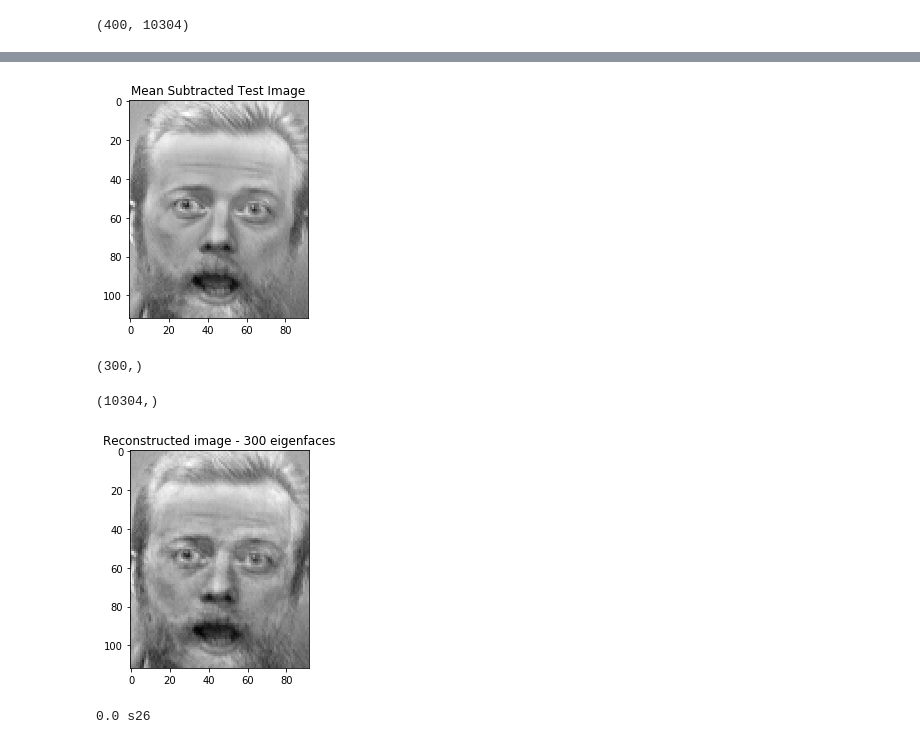
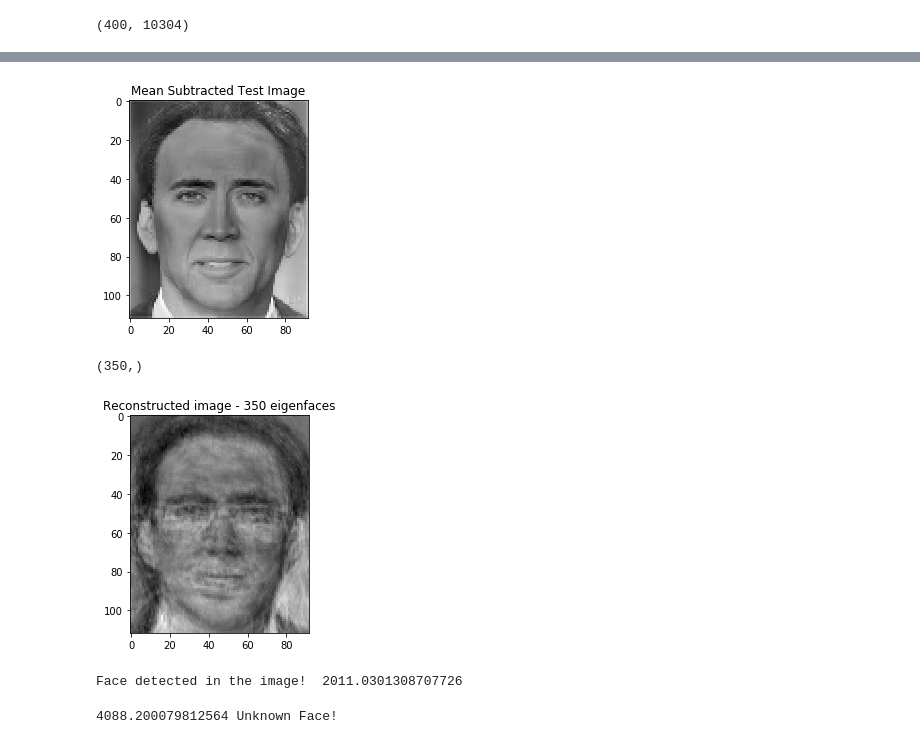
Before and after one commit to Ugenteraan/Face-Recognition-Eigenface-Scratch, a Jupyter notebook: Eigenface.ipynb, the cells around one changed output, grey strips where cells are left out. Drawn from its saved outputs; the diff is of its cells as text; code cells hidden in the pictures.

```diff
--- a/Eigenface.ipynb
+++ b/Eigenface.ipynb
@@ -93,35 +88,48 @@ plt.show()
 # %%
-test_img = cv2.imread('test.pgm', cv2.IMREAD_GRAYSCALE)
-test_img = cv2.resize(test_img, (92,112))
-mean_subracted_testimg = np.reshape(test_img, (test_img.shape[0]*test_img.shape[1])) - mean_vector
+test_img = cv2.imread('test.jpeg', cv2.IMREAD_GRAYSCALE) #testing image
+test_img = cv2.resize(test_img, (shape[1],shape[0])) #resize the testing image. cv2 resize by width and height.
+mean_subracted_testimg = np.reshape(test_img, (test_img.shape[0]*test_img.shape[1])) - mean_vector #subtract the mean
 plt.imshow(np.reshape(mean_subracted_testimg, (112,92)), cmap='gray')
 plt.title("Mean Subtracted Test Image")
 plt.show()
 # %% [output]
-[figure, old version]
+[figure, new version]
-# %%
-q = 300
-projected_weights = eigenfaces[:q].dot(mean_subracted_testimg)
-projected_weights.shape
-# %% [output]
-(300,)
-# %%
-reconstructed = eigenfaces[:q].T.dot(projected_weights) #image reconstructed using 400 eigenfaces.
-reconstructed.shape
-# %% [output]
-(10304,)
+# %%
+q = 350 #number of chosen eigenfaces
+omega = eigenfaces[:q].dot(mean_subracted_testimg) #the vector that represents the image with respect to the eigenfaces.
+omega.shape
+# %% [output]
+(350,)
 # %%
-plt.imshow(np.reshape(reconstructed, (112,92)), cmap='gray')
+#To visualize the reconstruction
+reconstructed = eigenfaces[:q].T.dot(omega) #image reconstructed using q eigenfaces.
+reconstructed.shape
+
+plt.imshow(np.reshape(reconstructed, (shape[0],shape[1])), cmap='gray')
 plt.title("Reconstructed image - "+str(q)+" eigenfaces")
 plt.show()
 # %% [output]
-[figure, old version]
+[figure, new version]
+# %%
+alpha_1 = 3000 #chosen threshold for face detection
+
+projected_new_img_vector = eigenfaces[:q].T @ omega #n^2 vector of the new face image represented as the linear combination of the chosen eigenfaces
+diff = mean_subracted_testimg - projected_new_img_vector
+beta = math.sqrt(diff.dot(diff)) #distance between the original face image vector and the projected vector.
+
+if beta < alpha_1:
+    print("Face detected in the image! ", beta)
+else:
+    print("No face detected in the image! ", beta)
+# %% [output]
+Face detected in the image!  2011.0301308707726
 # %%
-smallest_value = None
-index = None
+alpha_2 = 3000 #chosen threshold for face recognition
+smallest_value = None #to keep track of the smallest value
+index = None #to keep track of the class that produces the smallest value
 for k in range(total_images):
-    x_projected = eigenfaces[:q].dot(A_tilde[k])
-    diff = projected_weights - x_projected
+    omega_k = eigenfaces[:q].dot(A_tilde[k]) #calculate the vectors of the images in the dataset and represent
+    diff = omega - omega_k
     epsilon_k = math.sqrt(diff.dot(diff))
     if smallest_value == None:
         smallest_value = epsilon_k
@@ -130,9 +138,9 @@ for k in range(total_images):
         smallest_value = epsilon_k
         index = k
 
-if smallest_value < 2000:
+if smallest_value < alpha_2:
     print(smallest_value, names[index])
 else:
     print(smallest_value, "Unknown Face!")
 # %% [output]
-0.0 s26
+4088.200079812564 Unknown Face!
```
Also changed, not shown: parts of 11 cells of this notebook, 2 other files.
